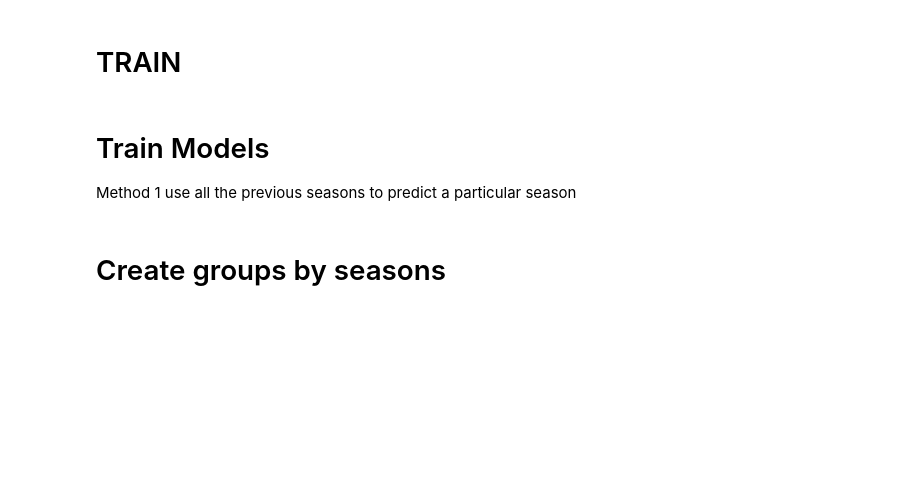
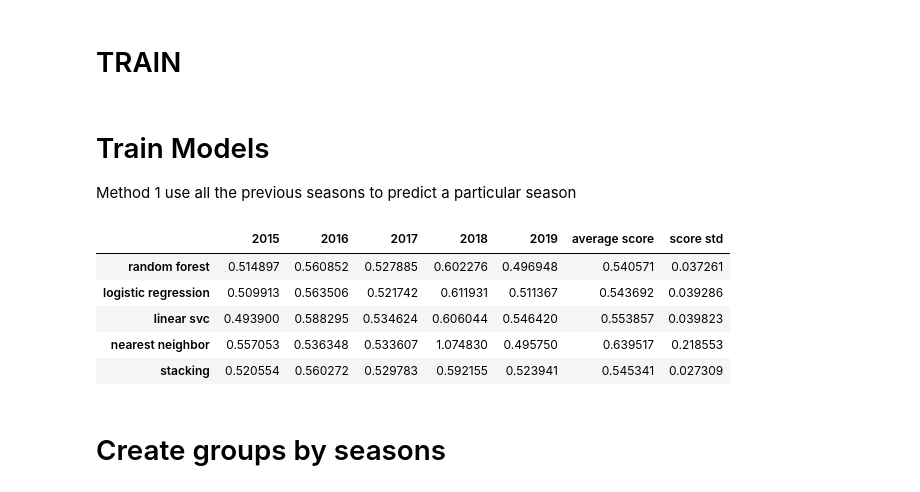
Before and after one commit to racruz25/group_project, a Jupyter notebook: Base_Model_w_22_Data.ipynb, the cells around one changed output. Drawn from its saved outputs; the diff is of its cells as text; code cells hidden in the pictures; blank space fills up the shorter version.

```diff
--- a/Base_Model_w_22_Data.ipynb
+++ b/Base_Model_w_22_Data.ipynb
@@ -246,7 +261,7 @@ estimators = [
 clf = StackingClassifier(estimators=estimators, final_estimator=LogisticRegression())
 
 scores = np.zeros((5,5))
-for ii,s in enumerate(range(2010,2015)):
+for ii,s in enumerate(range(2015,2020)):
     idxTrain = ((TourneyCompactResults['Season'] < s) & (TourneyCompactResults['Season'] > min_year))
     idxTest = (TourneyCompactResults['Season'] == s)
     # fit all models
@@ -269,13 +284,20 @@ for ii,s in enumerate(range(2010,2015)):
     scores[ii,4] = log_loss(y[idxTest],ypred_clf[:,1])
 # %%
 scores_df = pd.DataFrame(scores,
-                         index = range(2010,2015),
+                         index = range(2015,2020),
                          columns=['random forest','logistic regression','linear svc','nearest neighbor','stacking']).T
 
 scores_df['average score'] = scores_df.mean(axis=1)
 scores_df['score std'] = scores_df.std(axis=1)
 
 scores_df
+# %% [output]
+|  | 2015 | 2016 | 2017 | 2018 | 2019 | average score | score std |
+| random forest | 0.514897 | 0.560852 | 0.527885 | 0.602276 | 0.496948 | 0.540571 | 0.037261 |
+| logistic regression | 0.509913 | 0.563506 | 0.521742 | 0.611931 | 0.511367 | 0.543692 | 0.039286 |
+| linear svc | 0.493900 | 0.588295 | 0.534624 | 0.606044 | 0.546420 | 0.553857 | 0.039823 |
+| nearest neighbor | 0.557053 | 0.536348 | 0.533607 | 1.074830 | 0.495750 | 0.639517 | 0.218553 |
+| stacking | 0.520554 | 0.560272 | 0.529783 | 0.592155 | 0.523941 | 0.545341 | 0.027309 |
 # %% [markdown]
 # Create groups by seasons
 # %%
```
Also changed, not shown: parts of 7 cells of this notebook.
